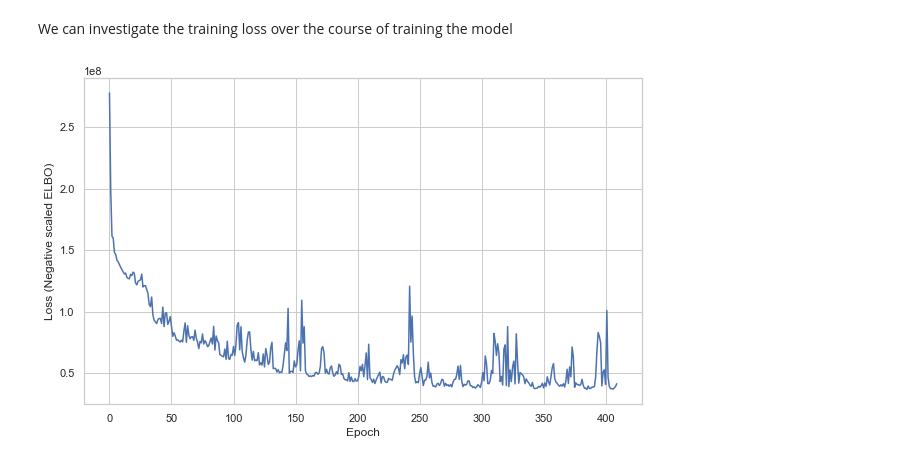
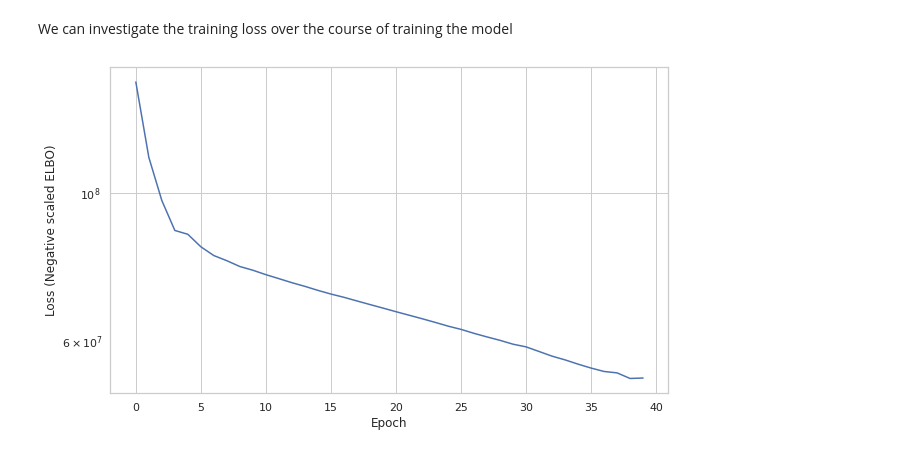
Before and after one commit to sorenhartmann/indoor-location-navigation, a Jupyter notebook: notebooks/2-wifi-model.ipynb, the cells around one changed output. Saved outputs shown, nothing was run; the diff lists cells and outputs as text; code cells hidden in the pictures.

```diff
--- a/notebooks/2-wifi-model.ipynb
+++ b/notebooks/2-wifi-model.ipynb
@@ -115,5 +197,5 @@ Due to the size of the model / the number of parameters, the model is trained us
 # %%
-checkpoint = torch.load("../checkpoints/wifi-model.pt", map_location="cpu")
+checkpoint = torch.load("../checkpoints/wifi_hparam_012.pt", map_location="cpu")
 wifi_model.load_state_dict(checkpoint["model_state_dict"])
 # %% [output]
 <All keys matched successfully>
@@ -122,9 +204,10 @@ We can investigate the training loss over the course of training the model
 # %%
 plt.figure(figsize=(10,6))
 plt.plot(checkpoint["loss_history"])
+plt.yscale("log")
 plt.xlabel("Epoch")
 plt.ylabel("Loss (Negative scaled ELBO)")
 
 plt.show()
 # %% [output]
-[figure, old version]
+[figure, new version]
```
Also changed, not shown: parts of 24 cells of this notebook, 2 other files.
